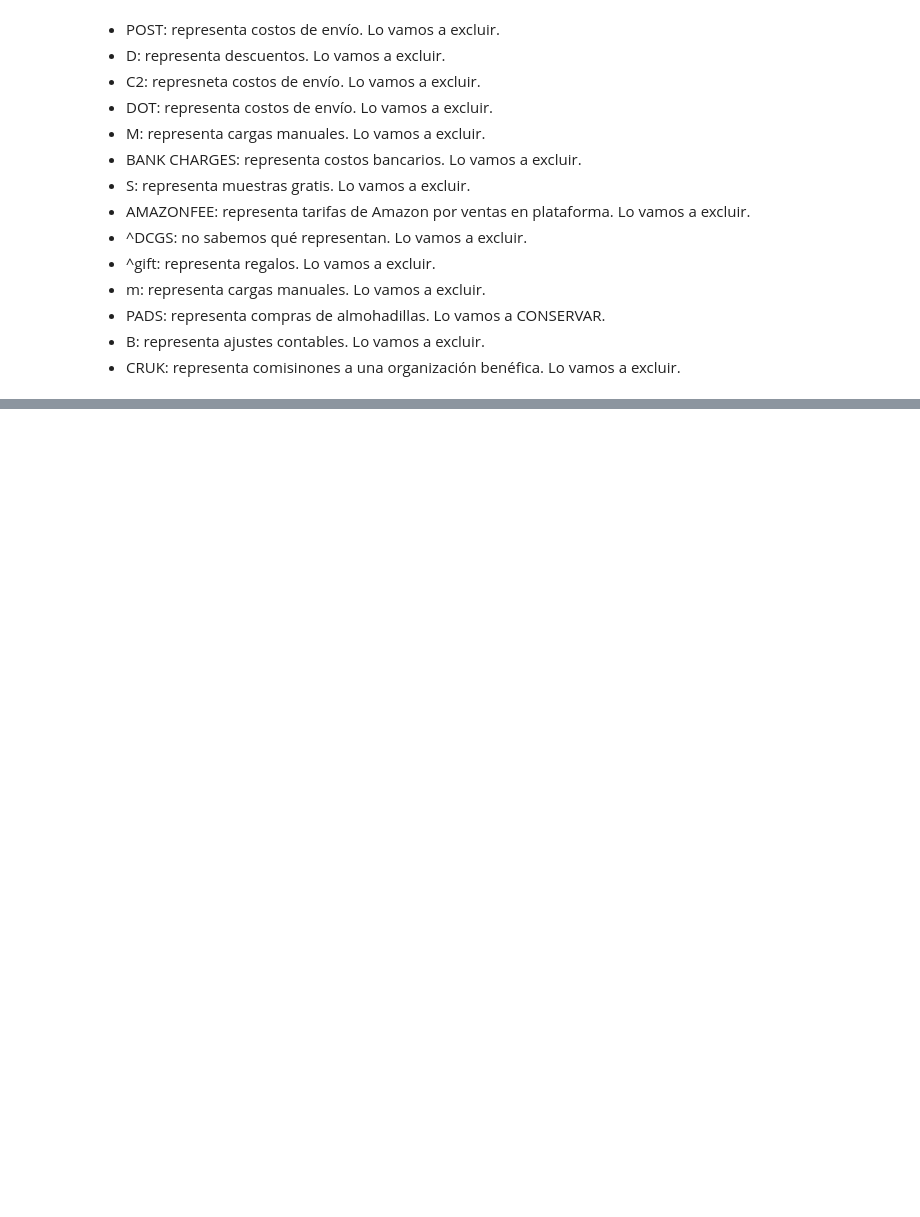
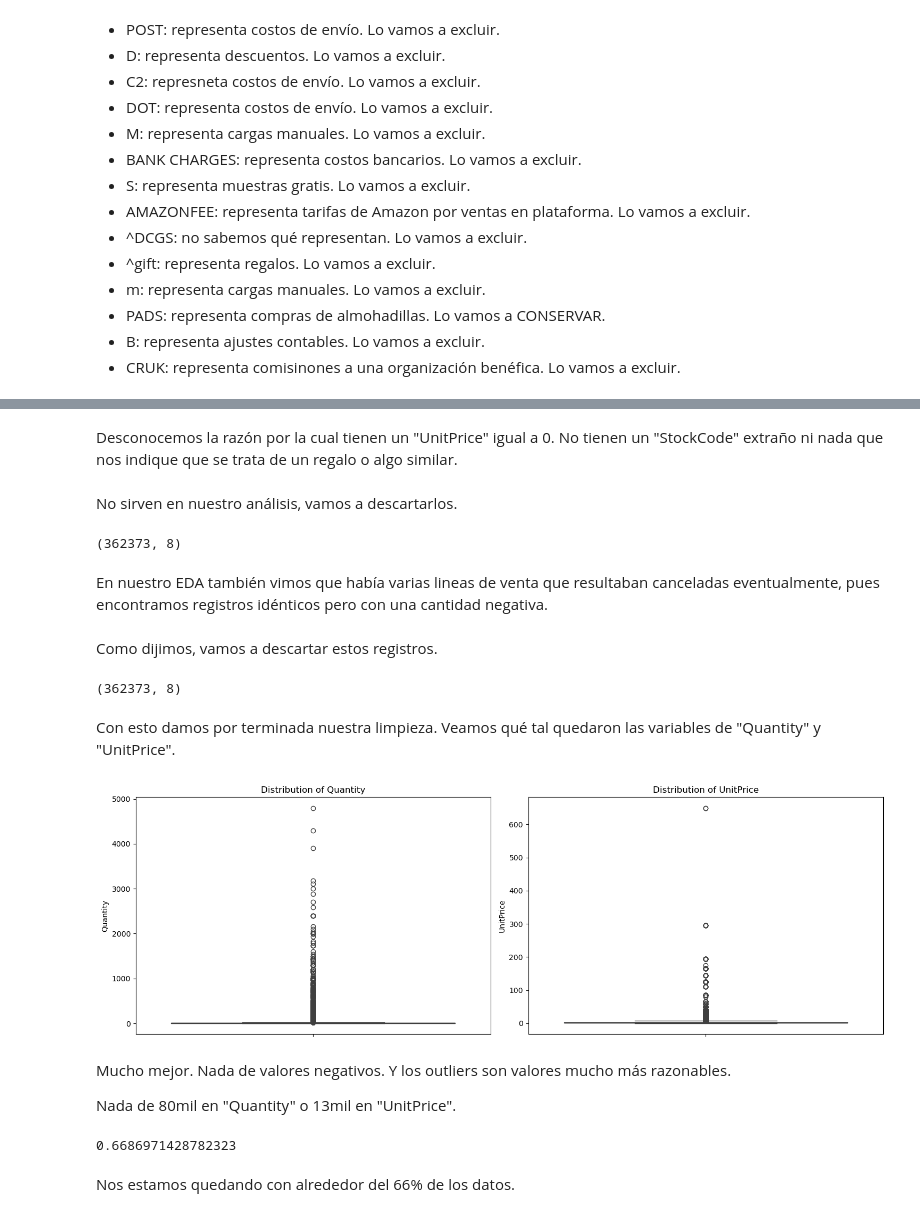
Before and after one commit to alvarotoledo01/Parcial2_OnlineRetail, a Jupyter notebook: 01_preprocessing.ipynb, the cells around one changed output, grey strips where cells are left out. Cells and saved outputs as stored; diff of their text form; code cells hidden in the pictures; blank space fills up the shorter version.

```diff
--- a/01_preprocessing.ipynb
+++ b/01_preprocessing.ipynb
@@ -270,0 +467,7 @@ Luego de realizar el análisis de los diferentes StockCode en el otro notebook.
+# %%
+stockcode_mask = clean_df["StockCode"].str.match(r"^\d{5}[a-zA-Z]*$") | clean_df[
+    "StockCode"
+].isin(["PADS"])
+
+clean_df = clean_df[stockcode_mask]
+clean_df.shape
@@ -270,0 +478,3 @@ Luego de realizar el análisis de los diferentes StockCode en el otro notebook.
+# %%
+clean_df = clean_df[clean_df["CustomerID"].notna()]
+clean_df.shape
@@ -270,0 +525,47 @@ Luego de realizar el análisis de los diferentes StockCode en el otro notebook.
+# %% [markdown]
+Desconocemos la razón por la cual tienen un "UnitPrice" igual a 0. No tienen un "StockCode" extraño ni nada que nos indique que se trata de un regalo o algo similar.
+# %% [markdown]
+No sirven en nuestro análisis, vamos a descartarlos.
+# %%
+clean_df = clean_df[clean_df["UnitPrice"] > 0]
+
+clean_df.shape
+# %% [output]
+(362373, 8)
+# %% [markdown]
+En nuestro EDA también vimos que había varias lineas de venta que resultaban canceladas eventualmente, pues encontramos registros idénticos pero con una cantidad negativa.
+# %% [markdown]
+Como dijimos, vamos a descartar estos registros.
+# %%
+clean_df = clean_df[~clean_df["InvoiceNo"].isin(invoices_cancelados)]
+
+clean_df.shape
+# %% [output]
+(362373, 8)
+# %% [markdown]
+Con esto damos por terminada nuestra limpieza. Veamos qué tal quedaron las variables de "Quantity" y "UnitPrice".
+# %%
+fig, (ax1, ax2) = plt.subplots(1, 2, figsize=(15, 5))
+
+sns.boxplot(data=clean_df["Quantity"], ax=ax1)
+ax1.set_title("Distribution of Quantity")
+ax1.set_ylabel("Quantity")
+
+sns.boxplot(data=clean_df["UnitPrice"], ax=ax2)
+ax2.set_title("Distribution of UnitPrice")
+ax2.set_ylabel("UnitPrice")
+
+plt.tight_layout()
+plt.show()
+# %% [output]
+[figure, added]
+# %% [markdown]
+Mucho mejor. Nada de valores negativos. Y los outliers son valores mucho más razonables.
+
+Nada de 80mil en "Quantity" o 13mil en "UnitPrice".
+# %%
+len(clean_df) / len(df)
+# %% [output]
+0.6686971428782323
+# %% [markdown]
+Nos estamos quedando con alrededor del 66% de los datos.
```
Also changed, not shown: parts of 54 cells of this notebook, 1 other file.
